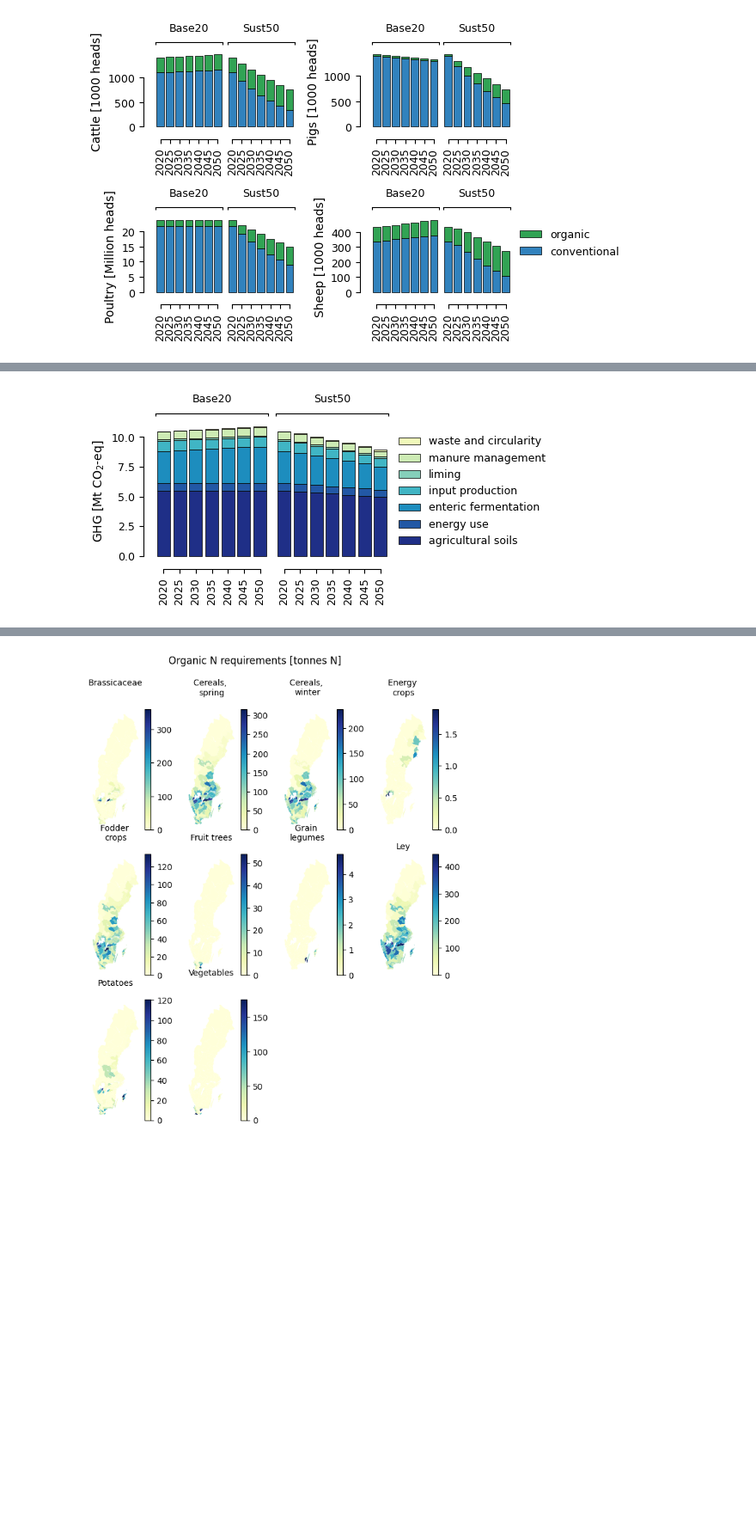
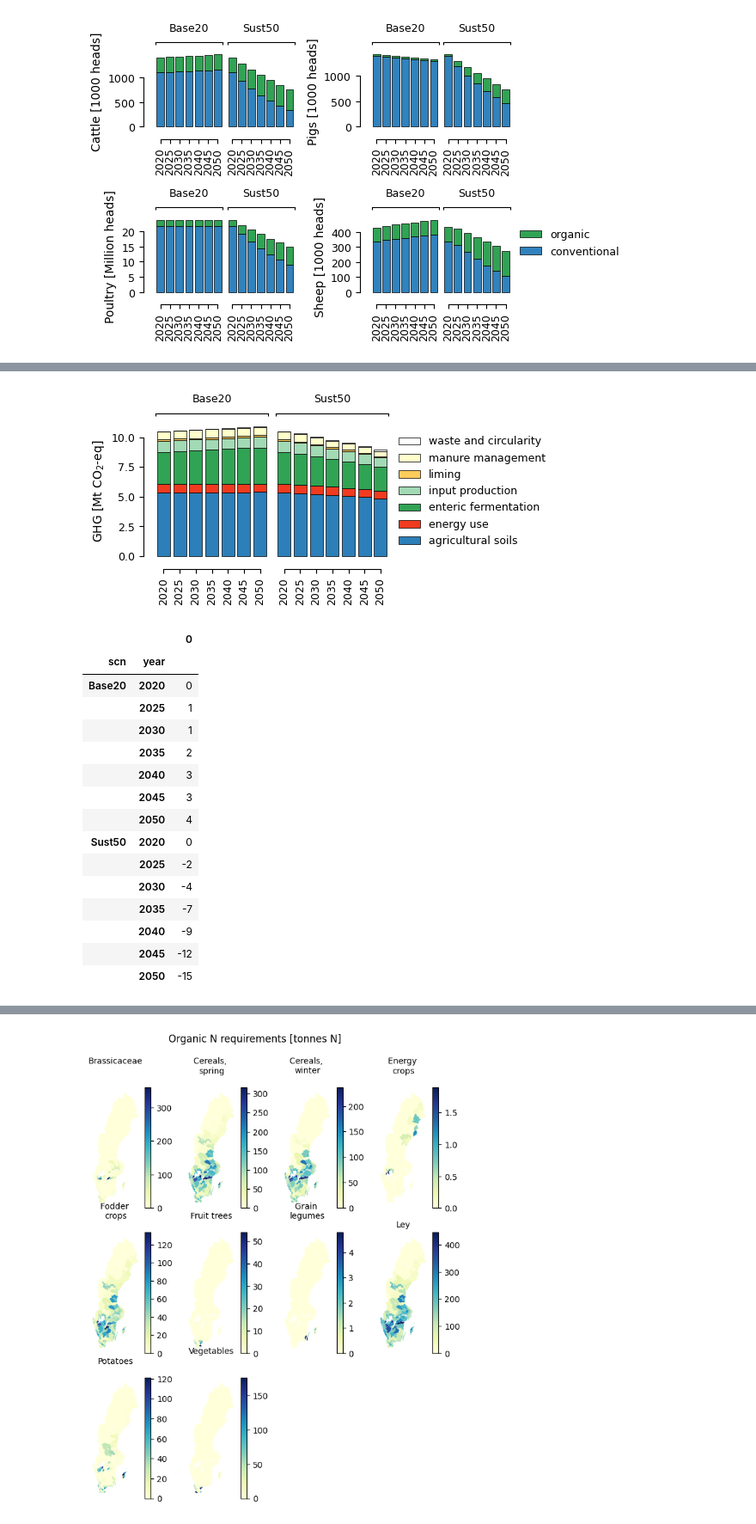
Before and after one commit to SLU-foodsystems/CIBUSmod, a Jupyter notebook: notebooks/example_scenario.ipynb, the cells around one changed output, grey strips where cells are left out. Shown at 86% size. Drawn from its saved outputs; the diff is of its cells as text; code cells hidden in the pictures; blank space fills up the shorter version.

```diff
--- a/notebooks/example_scenario.ipynb
+++ b/notebooks/example_scenario.ipynb
@@ -72,6 +72,21 @@ def annotate_axs(axs, size=10, offset=(-3,1)):
             xytext = offset, textcoords = 'offset fontsize',
             fontsize=size, fontweight='bold', va='bottom', ha='right'
         )
+
+def cat7_cmap():
+    from matplotlib.colors import ListedColormap
+    colors = [
+        "#2c7fb8",
+        "#f03b20",
+        "#31a354",
+        "#a1dab4",
+        "#fecc5c",
+        "#ffffcc",
+        "#ffffff",
+    ]
+    cmap_name = "cat7"
+    cmap = ListedColormap(colors, name=cmap_name)
+    return cmap
 # %% [markdown]
 ## Run calculations
 The code below initiates a process pool that executes the model runs. The `max_workers` paramter to `ProcessPoolExecutor()` defines the maximum number of concurrent processes. The ideal value for this will depend on the computer. The code will print a message every time a scenario run has finnished and if a scenario run fails it will print an error message.
@@ -685,20 +776,40 @@ display((tab_data.div(tab_data.loc[('Base20','2020')], axis=1)*100-100).style.fo
 # %%
 ghg = (
     cm.impact.get_GHG(session)
     .T.groupby('process').sum().T
 ) / 1_000_000_000 # [Mt]
 fig, ax = plt.subplots(1,1, figsize=(3.5,2))
 cm.plot.bar(
     ghg,
     group_levels='scn',
     ax=ax,
     ylabel='GHG [Mt CO$_2$-eq]',
-    **bar_style
+    **{k:v for k,v in bar_style.items() if k!='cmap'},
+    cmap=cat7_cmap()
 )
 ax.legend(loc='center left', bbox_to_anchor=(1.0, 0.5), fontsize=9, frameon=False, reverse=True)
 plt.show()
+
+tab_data = ghg.sum(axis=1).to_frame()
+display((tab_data.div(tab_data.loc[('Base20','2020')], axis=1)*100-100).style.format(precision=0))
 # %% [output]
-[figure, old version]
+[figure, new version]
+|  |  | 0 |
+| scn | year |  |
+| Base20 | 2020 | 0 |
+|  | 2025 | 1 |
+|  | 2030 | 1 |
+|  | 2035 | 2 |
+|  | 2040 | 3 |
+|  | 2045 | 3 |
+|  | 2050 | 4 |
+| Sust50 | 2020 | 0 |
+|  | 2025 | -2 |
+|  | 2030 | -4 |
+|  | 2035 | -7 |
+|  | 2040 | -9 |
+|  | 2045 | -12 |
+|  | 2050 | -15 |
 # %%
 plot_data1 = (
     session.get_attr('c','area',{'crop':'land_use','region':None,'prod_system':None})
```
Also changed, not shown: parts of 11 cells of this notebook, 10 other files.
